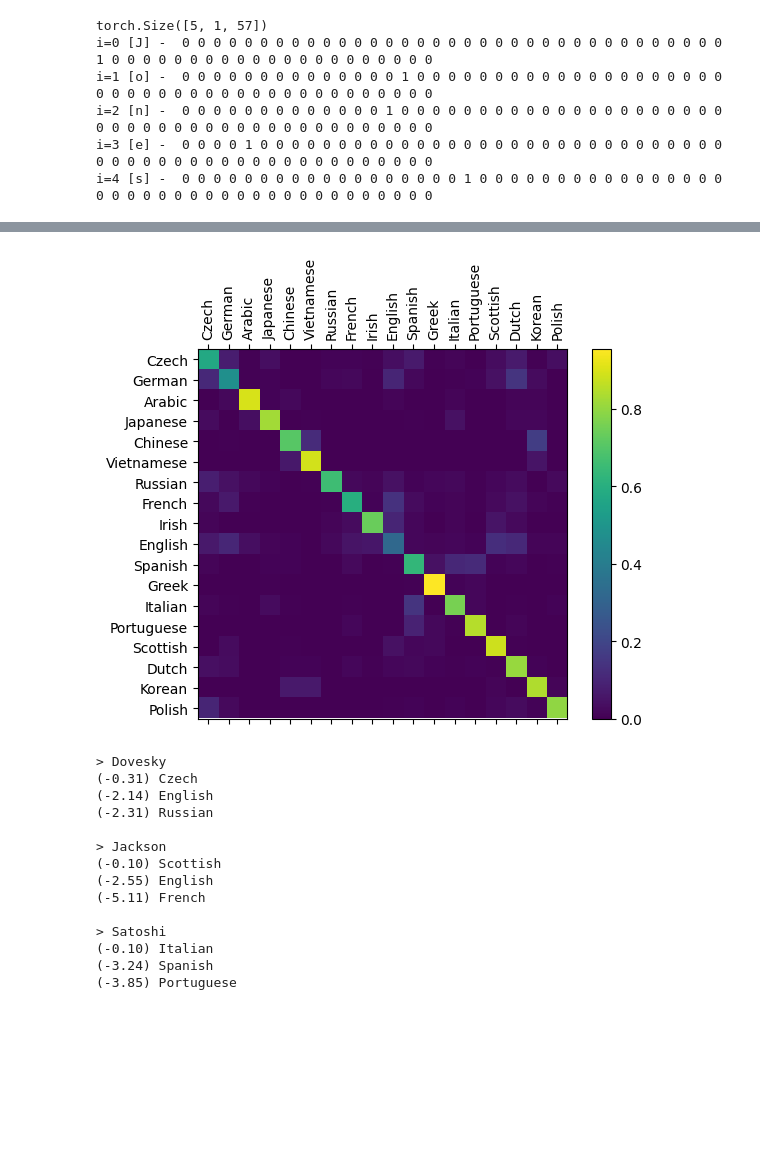
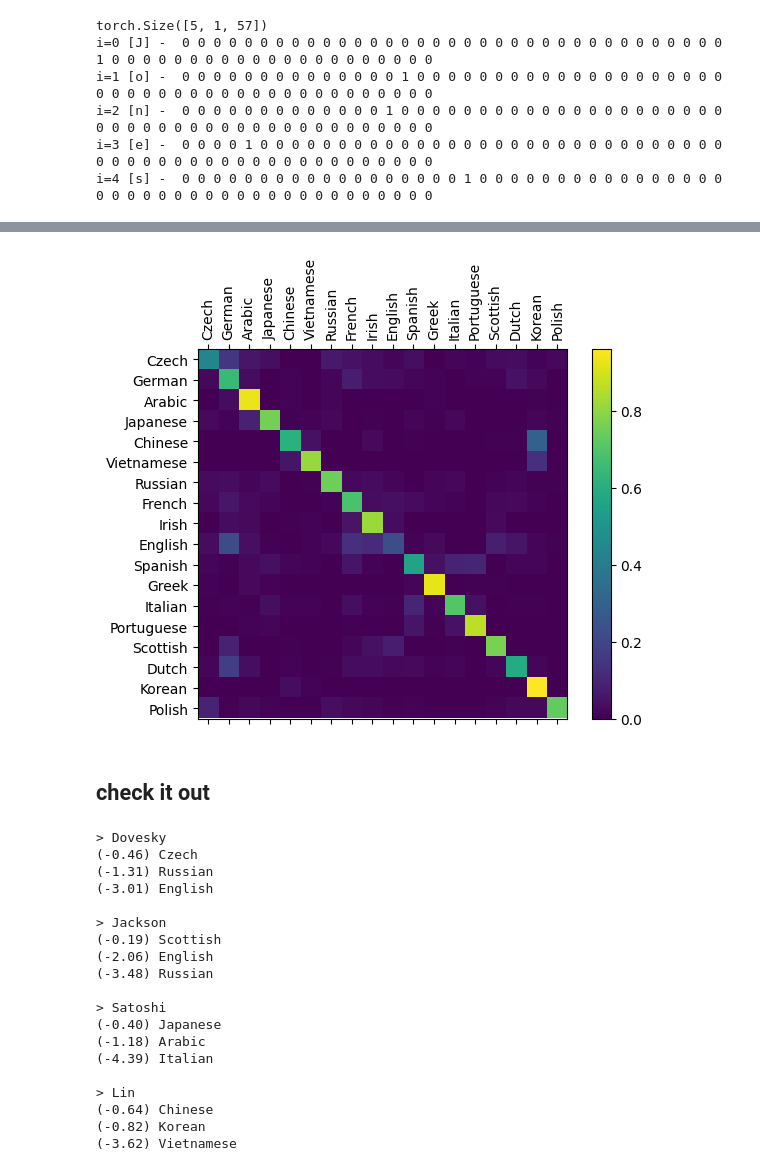
Before and after one commit to sueszli/repetitive-neural-nonsense, a Jupyter notebook: src/rnn.ipynb, the cells around one changed output, grey strips where cells are left out. Saved outputs shown, nothing was run; the diff lists cells and outputs as text; code cells hidden in the pictures; blank space fills up the shorter version.

```diff
--- a/src/rnn.ipynb
+++ b/src/rnn.ipynb
@@ -231,59 +237,51 @@ plt.plot(all_losses)
 # %%
+# get confusion matrix for a bunch of random examples
 n_categories = len(data.keys())
-
-# Keep track of correct guesses in a confusion matrix
+all_categories = list(data.keys())
 confusion = torch.zeros(n_categories, n_categories)
 n_confusion = 10000
 
-# Just return an output given a line
 def evaluate(line_tensor):
-    hidden = rnn.initHidden()
-
+    hidden = rnn.init_hidden()
     for i in range(line_tensor.size()[0]):
         output, hidden = rnn(line_tensor[i], hidden)
-
     return output
 
-# Go through a bunch of examples and record which are correctly guessed
 for i in range(n_confusion):
-    category, line, category_tensor, line_tensor = get_train_example()
+    category, line, category_tensor, line_tensor = get_train_example(data)
     output = evaluate(line_tensor)
-    guess, guess_i = decode_label(output)
-    category_i = all_categories.index(category)
+
+    guess_i = output.topk(1)[1][0].item()
+    guess: str = list(data.keys())[guess_i]
+
+    category_i = list(data.keys()).index(category)
     confusion[category_i][guess_i] += 1
 
-# Normalize by dividing every row by its sum
+# normalize by dividing every row by its sum
 for i in range(n_categories):
     confusion[i] = confusion[i] / confusion[i].sum()
 
-# Set up plot
 fig = plt.figure()
 ax = fig.add_subplot(111)
 cax = ax.matshow(confusion.numpy())
 fig.colorbar(cax)
-
-# Set up axes
 ax.set_xticklabels([''] + all_categories, rotation=90)
 ax.set_yticklabels([''] + all_categories)
-
-# Force label at every tick
 ax.xaxis.set_major_locator(ticker.MultipleLocator(1))
 ax.yaxis.set_major_locator(ticker.MultipleLocator(1))
-
-# sphinx_gallery_thumbnail_number = 2
 plt.show()
 # %% [output]
-[figure, old version]
+[figure, new version]
+# %% [markdown]
+## check it out
 # %%
 def predict(input_line, n_predictions=3):
     print('\n> %s' % input_line)
+
     with torch.no_grad():
-        output = evaluate(lineToTensor(input_line))
-
-        # Get top N categories
+        output = evaluate(one_hot_encode(input_line))
         topv, topi = output.topk(n_predictions, 1, True)
         predictions = []
-
         for i in range(n_predictions):
             value = topv[0][i].item()
             category_index = topi[0][i].item()
@@ -293,18 +291,24 @@ def predict(input_line, n_predictions=3):
 predict('Dovesky')
 predict('Jackson')
 predict('Satoshi')
+predict('Lin')
 # %% [output]
 > Dovesky
-(-0.31) Czech
-(-2.14) English
-(-2.31) Russian
+(-0.46) Czech
+(-1.31) Russian
+(-3.01) English
 
 > Jackson
-(-0.10) Scottish
-(-2.55) English
-(-5.11) French
+(-0.19) Scottish
+(-2.06) English
+(-3.48) Russian
 
 > Satoshi
-(-0.10) Italian
-(-3.24) Spanish
-(-3.85) Portuguese
+(-0.40) Japanese
+(-1.18) Arabic
+(-4.39) Italian
+
+> Lin
+(-0.64) Chinese
+(-0.82) Korean
+(-3.62) Vietnamese
```
Also changed, not shown: parts of 6 cells of this notebook, 1 other file.
